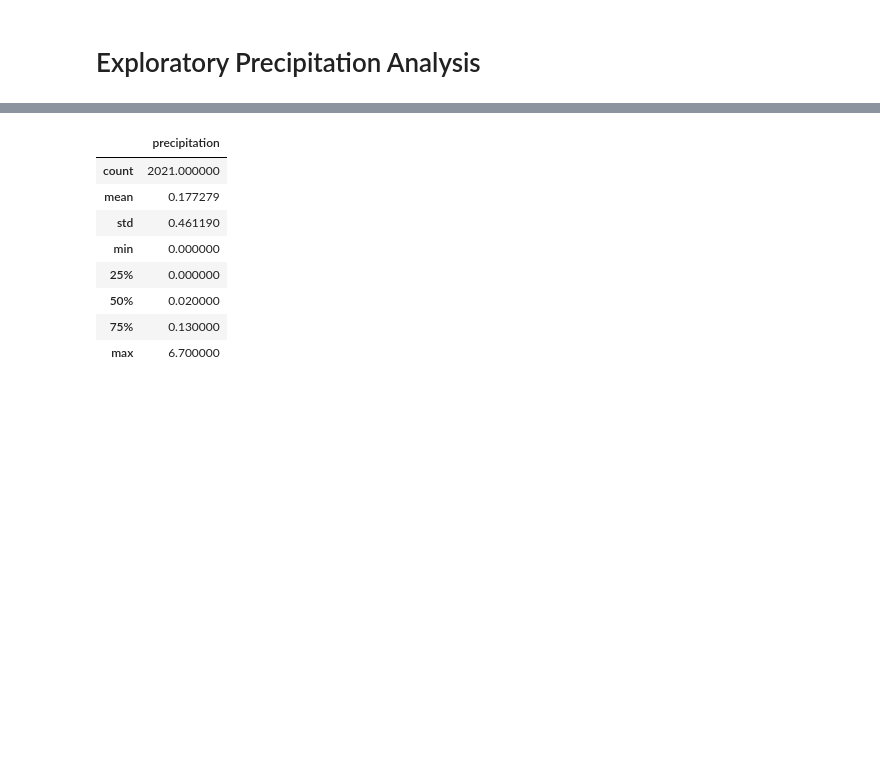
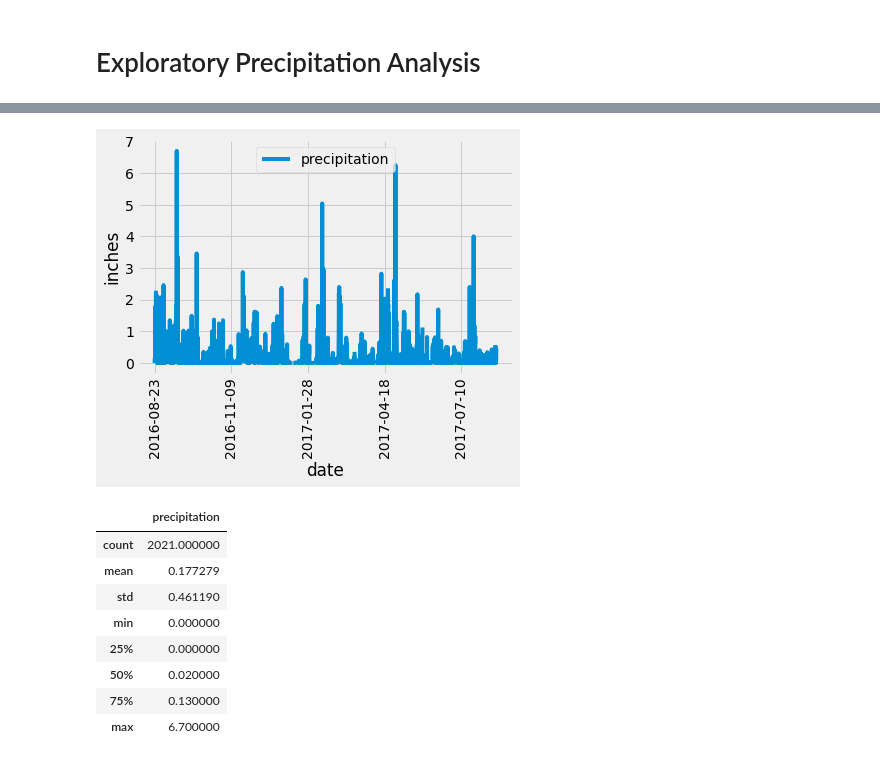
Before and after one commit to Andunguh/sqlalchemy-challenge, a Jupyter notebook: climate.ipynb, the cells around one changed output, grey strips where cells are left out. Saved outputs shown, nothing was run; the diff lists cells and outputs as text; code cells hidden in the pictures; blank space fills up the shorter version.

```diff
--- a/climate.ipynb
+++ b/climate.ipynb
@@ -39,11 +39,11 @@ session = Session(engine)
 # Exploratory Precipitation Analysis
 # %%
 # Find the most recent date in the data set.
-"""Return a list of all  dates"""
-# Query all passengers
-results = session.query(func.max(Measurement.date)).all()
+MaxDate = session.query(Measurement.date).order_by(Measurement.date.desc()).first()
+MaxDate
+MaxDate = MaxDate[0]
+# Convert list of tuples into normal list
 
-
-# Convert list of tuples into normal list
-all_dates = list(np.ravel(results))
-print(all_dates)
+MaxDay = int(MaxDate[-2:])
+MaxYear= int(MaxDate[:4])
+MaxMonth = int(MaxDate[5:7])
@@ -51,0 +50,5 @@ print(all_dates)
+# %%
+# Design a query to retrieve the last 12 months of precipitation data and plot the results.
+
+previous_year = dt.date(MaxYear,MaxMonth,MaxDay)-dt.timedelta(days=365)
+previous_year
@@ -77,0 +73,5 @@ print(results)
+# %%
+prec_query = session.query(Measurement.date, Measurement.prcp).\
+    filter(Measurement.date >= previous_year).\
+    order_by(Measurement.date).all()
+prec_query
@@ -77,0 +96,8 @@ print(results)
+# %%
+# Sort the dataframe by date
+
+prec_df = pd.DataFrame(prec_query)
+prec_df.columns = ['date', 'precipitation']
+prec_df = prec_df.set_index("date")
+prec_df = prec_df.sort_index()
+prec_df
@@ -78,3 +119,12 @@ print(results)
+# %%
+# Use Pandas Plotting with Matplotlib to plot the data
+
+prec_df.plot()
+plt.xticks(rotation=90)
+plt.ylabel('inches')
+plt.show()
+# %% [output]
+[figure, added]
 # %%
 # Use Pandas to calcualte the summary statistics for the precipitation data
 # %% [output]
```
Also changed, not shown: parts of 11 cells of this notebook.
